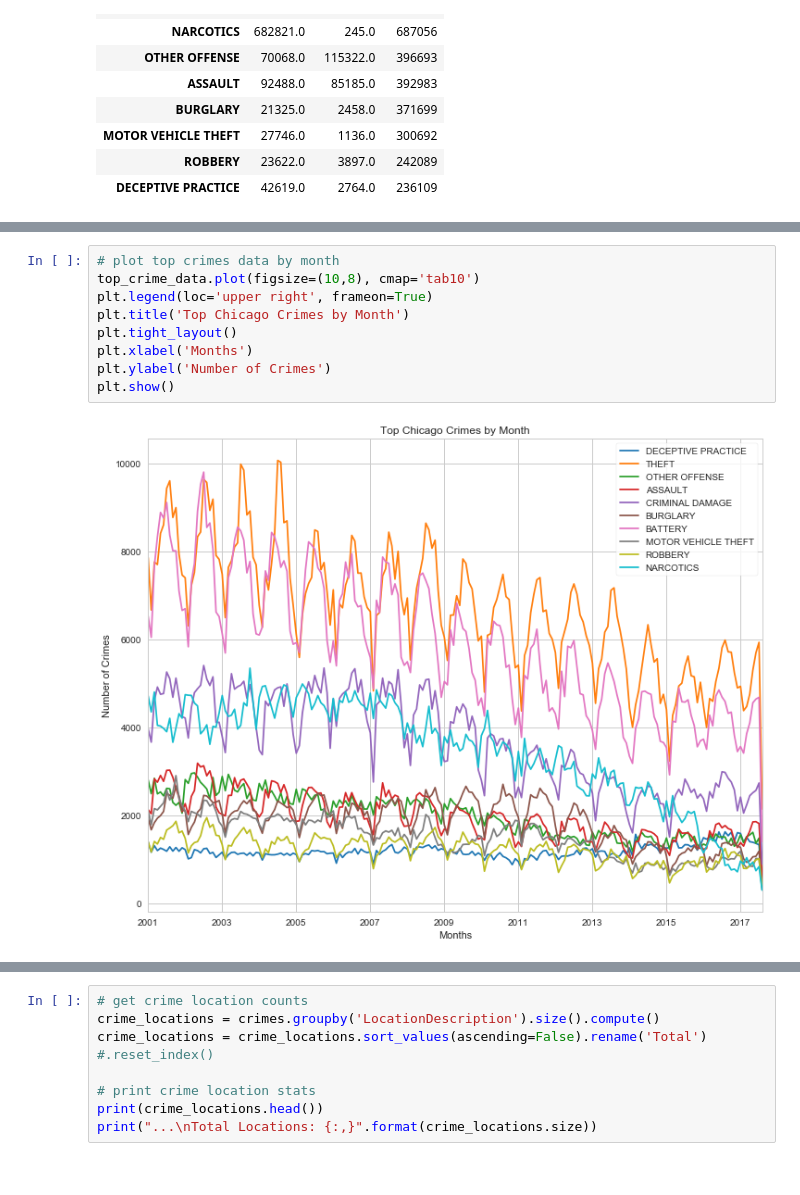
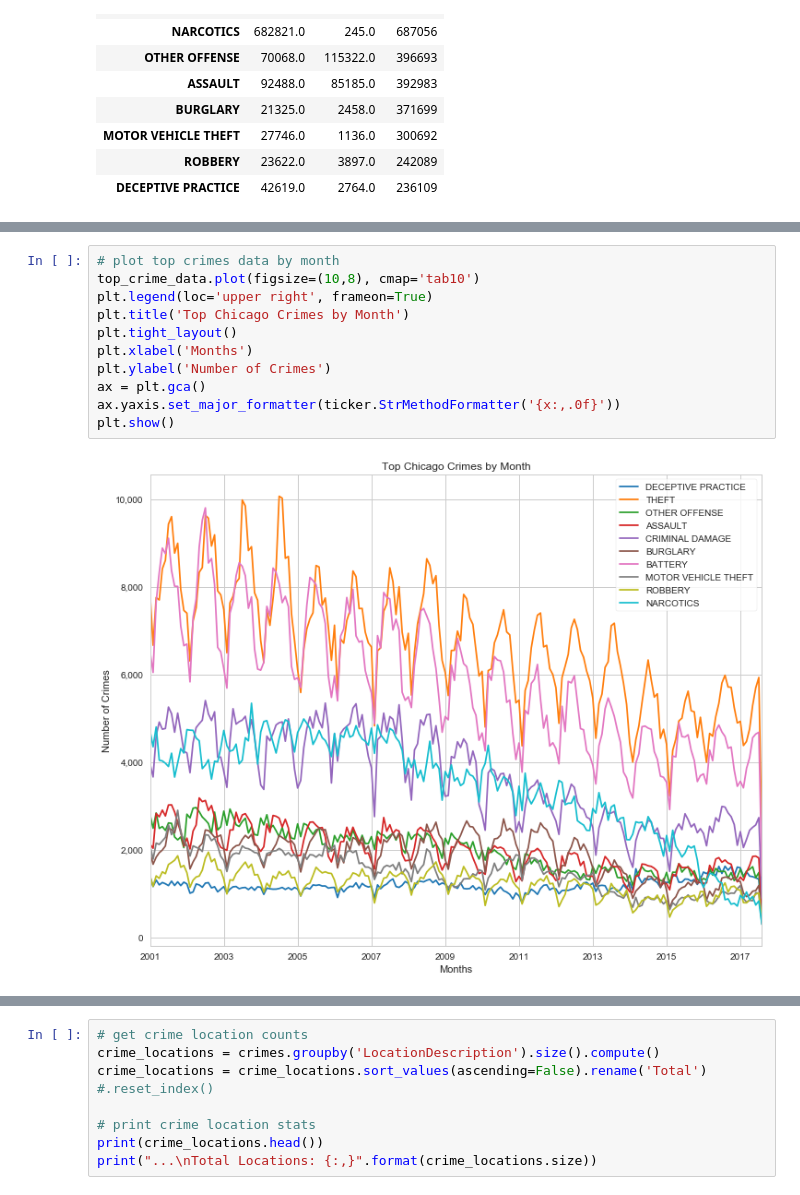
Before and after one commit to RandomFractals/ChicagoCrimes, a Jupyter notebook: notebooks/all-chicago-crime-charts.ipynb, the cells around one changed output, grey strips where cells are left out. Drawn from its saved outputs; the diff is of its cells as text.

```diff
--- a/notebooks/all-chicago-crime-charts.ipynb
+++ b/notebooks/all-chicago-crime-charts.ipynb
@@ -298,14 +308,16 @@ Wall time: 1.78 s
 # %%
 # plot top crimes data by month
 top_crime_data.plot(figsize=(10,8), cmap='tab10')
 plt.legend(loc='upper right', frameon=True)
 plt.title('Top Chicago Crimes by Month')
 plt.tight_layout()
 plt.xlabel('Months')
 plt.ylabel('Number of Crimes')
+ax = plt.gca()
+ax.yaxis.set_major_formatter(ticker.StrMethodFormatter('{x:,.0f}'))
 plt.show()
 # %% [output]
-[figure, old version]
+[figure, new version]
 # %%
 # plot top crimes grid
 top_crime_data.plot(figsize=(12, 12), subplots=True, layout=(-1, 3),\
```
Also changed, not shown: parts of 22 cells of this notebook.
